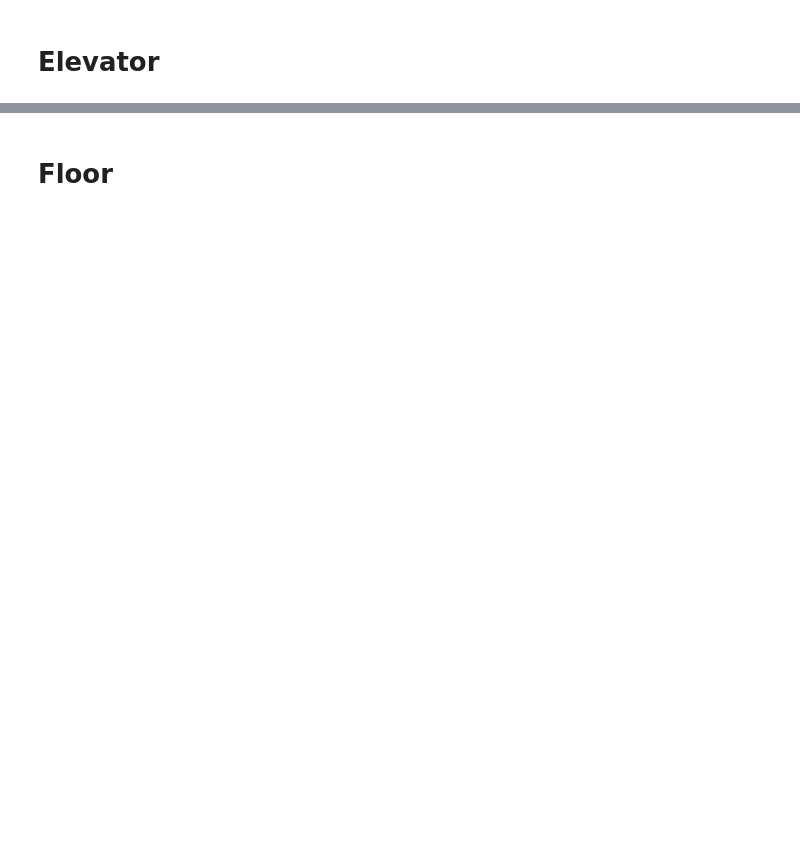
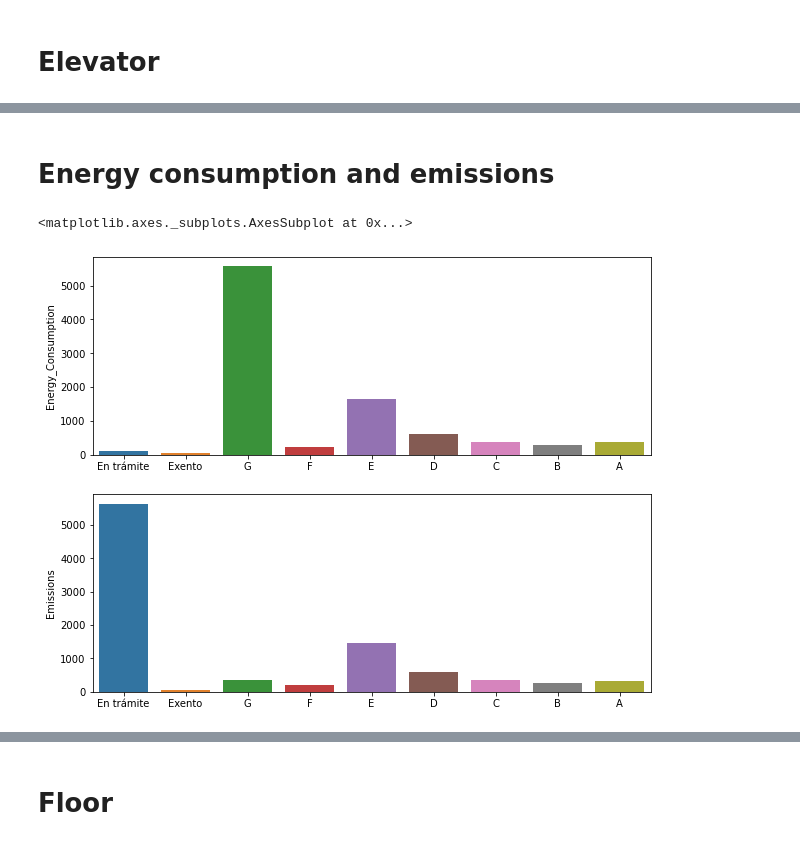
Before and after one commit to jorgerodpen/MadridRentalMarket, a Jupyter notebook: Cleaning.ipynb, the cells around one changed output, grey strips where cells are left out. Cells and saved outputs as stored; diff of their text form; code cells hidden in the pictures; blank space fills up the shorter version.

```diff
--- a/Cleaning.ipynb
+++ b/Cleaning.ipynb
@@ -54,9 +54,9 @@ fotocasa["Price"] = fotocasa["Price"].astype(int)
 # Getting district and borough
 # %%
 districts = ["Centro","Arganzuela","Retiro","Salamanca","Chamartín","Tetuán","Chamberí","Fuencarral",
-            "El Pardo","Moncloa","Latina","Carabanchel","Usera","Puente de Vallecas","Moratalaz",
-            "Ciudad Lineal","Hortaleza","Villaverde","Villa de Vallecas","Vicálvaro","San Blas","Barajas"]
-boroughs = ["El Pardo", "Fuentelarreina", "Peñagrande", "Pilar", "La Paz", "Valverde", "Mirasierra",
+             "Moncloa","Latina","Carabanchel","Usera","Puente de Vallecas","Moratalaz","Ciudad Lineal",
+             "Hortaleza","Villaverde","Villa de Vallecas","Vicálvaro","San Blas","Barajas"]
+boroughs = ["El Pardo", "Fuentelareina", "Peñagrande", "Pilar", "La Paz", "Valverde", "Mirasierra",
                 "El Goloso", "Casa de Campo", "Argüelles", "Ciudad Universitaria", "Valdezarza",
                 "Valdemarín", "El Plantío", "Aravaca", "Bellas Vistas", "Cuatro Caminos", "Castillejos",
                 "Almenara", "Valdeacederas", "Berruguete", "Palomas", "Piovera", "Canillas",
@@ -66,7 +66,7 @@ boroughs = ["El Pardo", "Fuentelarreina", "Peñagrande", "Pilar", "La Paz", "Val
                 "Costillares", "Gaztambide", "Arapiles", "Trafalgar", "Almagro", "Ríos Rosas",
                 "Vallehermoso","Recoletos", "Goya", "Fuente del Berro", "Guindalera", "Lista",
                 "Castellana", "Simancas", "Hellín", "Amposta", "Arcos", "Rosas", "Rejas", "Canillejas",
-                "Salvador", "Alameda de Osuna", "Aeropuerto", "Casco histórico de Barajas", "Timón",
+                "Salvador", "Alameda de Osuna", "Aeropuerto", "Casco Histórico de Barajas", "Timón",
                 "Corralejos", "Palacio", "Embajadores", "Cortes", "Justicia", "Universidad", "Sol",
                 "Pacífico", "Adelfas", "Estrella", "Ibiza", "Jerónimos", "Niño Jesús", "Imperial",
                 "Acacias", "Chopera", "Legazpi", "Delicias", "Palos de Moguer", "Atocha", "Pavones",
@@ -75,9 +75,9 @@ boroughs = ["El Pardo", "Fuentelarreina", "Peñagrande", "Pilar", "La Paz", "Val
                 "San Fermín", "Almendrales", "Moscardó", "Zofío", "Pradolongo", "Cármenes",
                 "Puerta del Ángel", "Lucero", "Aluche", "Campamento", "Cuatro Vientos", "Águilas",
                 "Comillas", "Opañel", "San Isidro", "Vista Alegre", "Puerta Bonita", "Buenavista",
-                "Abrantes", "Casco histórico de Vicálvaro", "Valdebernardo", "Valderribas", "El Cañaveral",
+                "Abrantes", "Casco Histórico de Vicálvaro", "Valdebernardo", "Valderrivas", "El Cañaveral",
                 "Entrevías", "San Diego", "Palomeras Bajas", "Palomeras Sureste", "Portazgo", "Numancia",
-                "Casco histórico de Vallecas", "Santa Eugenia", "Ensanche de Vallecas"]
+                "Casco Histórico de Vallecas", "Santa Eugenia", "Ensanche de Vallecas"]
 # %%
 from unidecode import unidecode
 
@@ -144,9 +145,13 @@ def get_borough(x):
     elif "PAU" in x:
         return "Buenavista"
     elif "Ambroz".lower() in x.lower():
-        return "Casco histórico de Vicálvaro"
+        return "Casco Histórico de Vicálvaro"
     elif "Arroyo del Fresno".lower() in x.lower():
         return "Mirasierra"
+    elif "Fuentelarreina".lower() in x.lower():
+        return "Fuentelareina"
+    elif "Valderribas".lower() in x.lower():
+        return "Valderrivas"
     else:
         comparison = [unidecode(i).lower() in unidecode(x).lower() for i in boroughs]
         try:
@@ -230,8 +251,8 @@ fotocasa["Antiquity"].isna().sum()
 # Bathrooms and rooms
 At least one bathroom and room per property
 # %%
-fotocasa["Bathrooms"] = fotocasa["Bathrooms"].fillna(1)
-fotocasa["Rooms"] = fotocasa["Rooms"].fillna(1)
+fotocasa["Bathrooms"] = fotocasa["Bathrooms"].fillna(1).astype(int)
+fotocasa["Rooms"] = fotocasa["Rooms"].fillna(1).astype(int)
 # %% [markdown]
 # Size
 We will use the average size per borough as we did with the antiquity
@@ -361 +384,16 @@ fotocasa["Elevator"].value_counts()
 Name: Elevator, dtype: int64
+# %% [markdown]
+# Energy consumption and emissions
+# %%
+import seaborn as sns
+import matplotlib.pyplot as plt
+f, ax = plt.subplots(nrows = 2, figsize = (10,8))
+sns.barplot(x = fotocasa["Energy_Consumption"].value_counts().index,
+            y = fotocasa["Energy_Consumption"].value_counts().reset_index()["Energy_Consumption"],
+            order = ["En trámite", "Exento", "G", "F", "E", "D", "C", "B", "A"], ax=ax[0])
+sns.barplot(x = fotocasa["Emissions"].value_counts().index,
+            y = fotocasa["Emissions"].value_counts().reset_index()["Emissions"],
+            order = ["En trámite", "Exento", "G", "F", "E", "D", "C", "B", "A"], ax=ax[1])
+# %% [output]
+<matplotlib.axes._subplots.AxesSubplot at 0x...>
+[figure, added]
```
Also changed, not shown: parts of 42 cells of this notebook, 1 other file.
